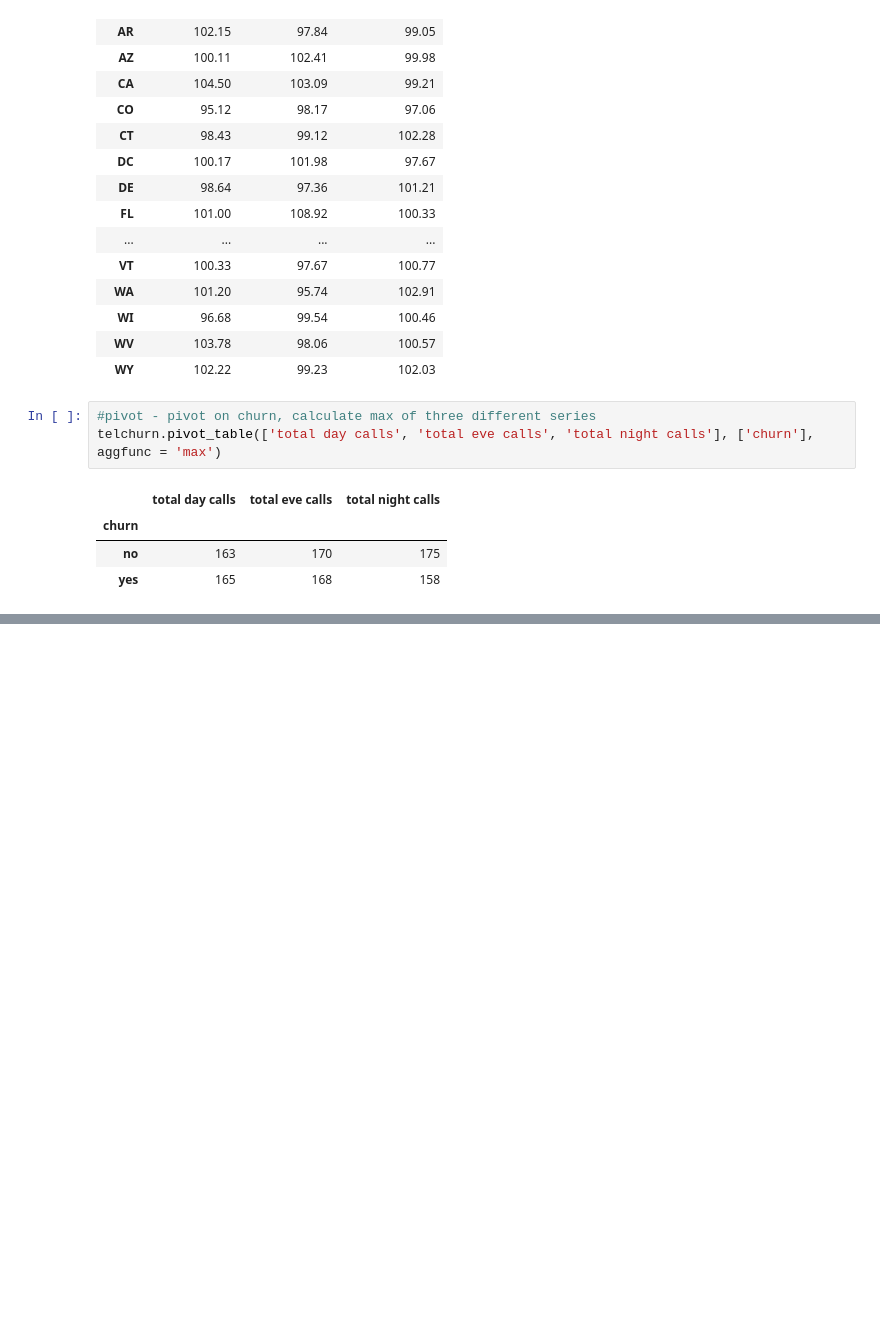
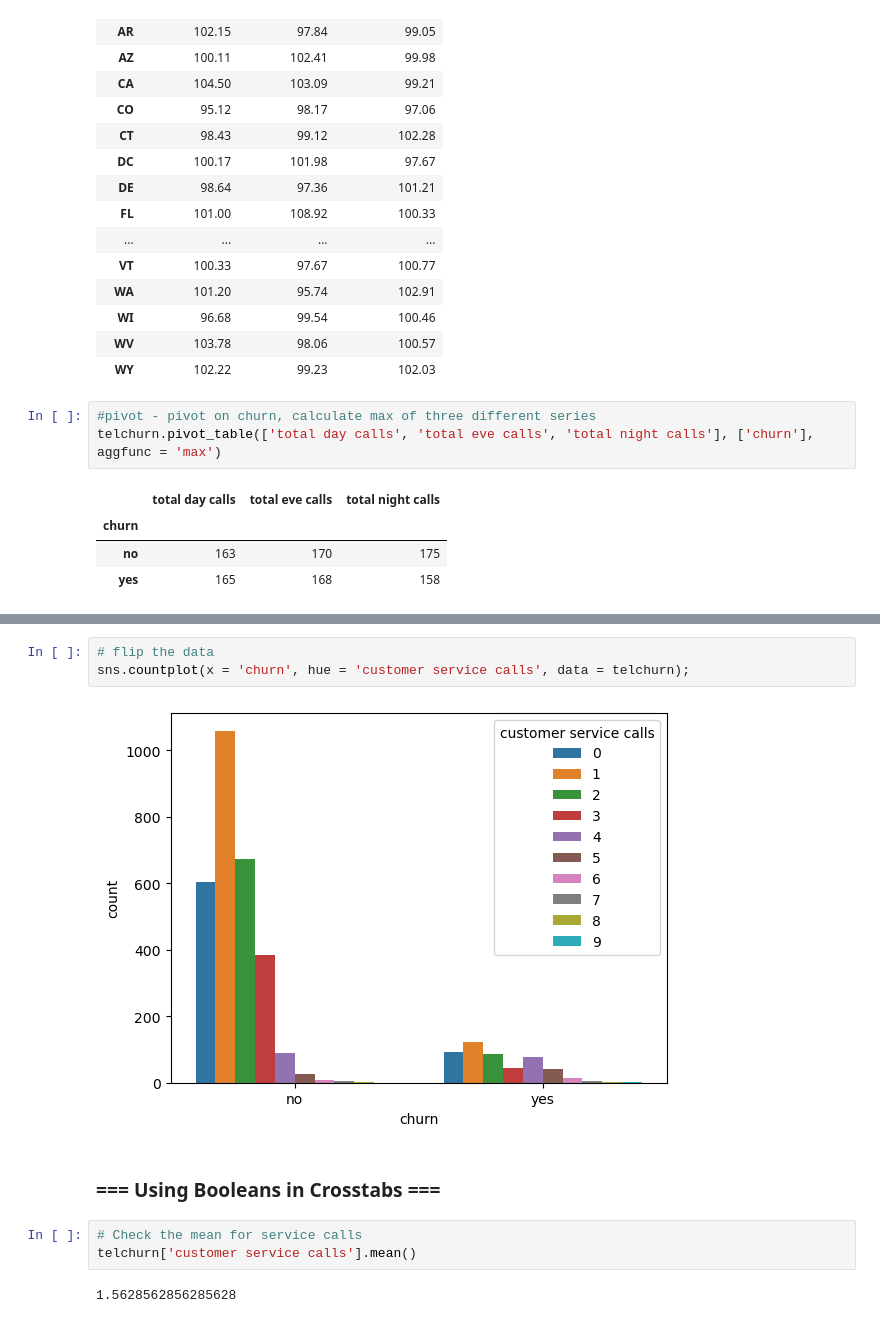
Before and after one commit to StewartStack/DAStudyBackups, a Jupyter notebook: DataStudies2/telchurn_DA.ipynb, the cells around one changed output, grey strips where cells are left out. Saved outputs shown, nothing was run; the diff lists cells and outputs as text; blank space fills up the shorter version.

```diff
--- a/DataStudies2/telchurn_DA.ipynb
+++ b/DataStudies2/telchurn_DA.ipynb
@@ -469,0 +520,12 @@ telchurn.pivot_table(['total day calls', 'total eve calls', 'total night calls']
+# %%
+# flip the data
+sns.countplot(x = 'churn', hue = 'customer service calls', data = telchurn);
+# %% [output]
+[figure, added]
+# %% [markdown]
+### === Using Booleans in Crosstabs ===
+# %%
+# Check the mean for service calls
+telchurn['customer service calls'].mean()
+# %% [output]
+1.5628562856285628
```
Also changed, not shown: parts of 13 cells of this notebook.
